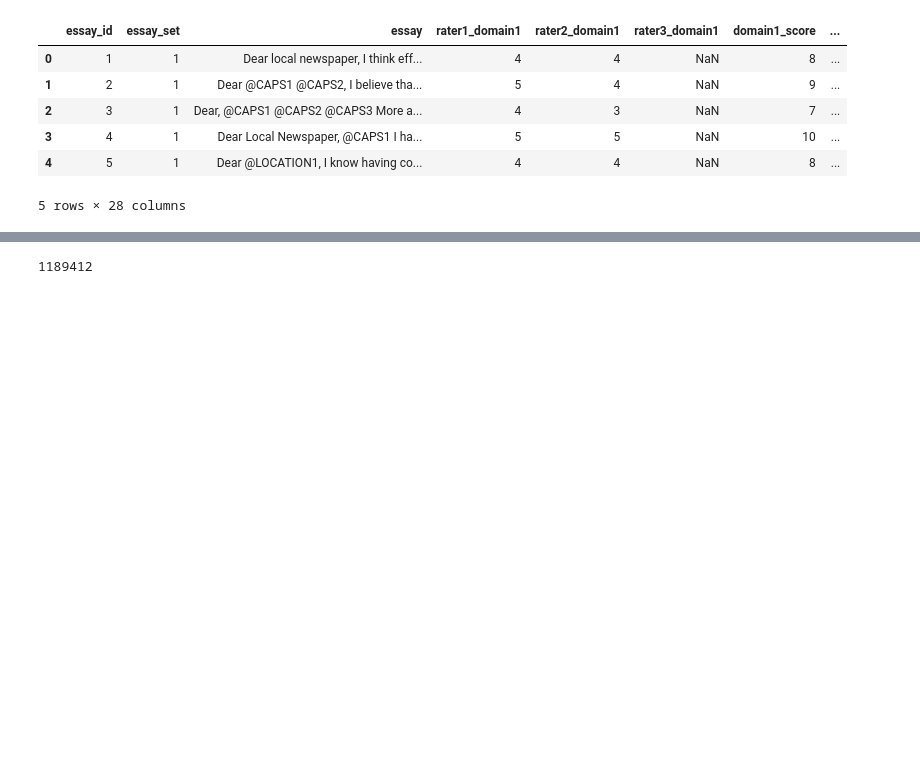
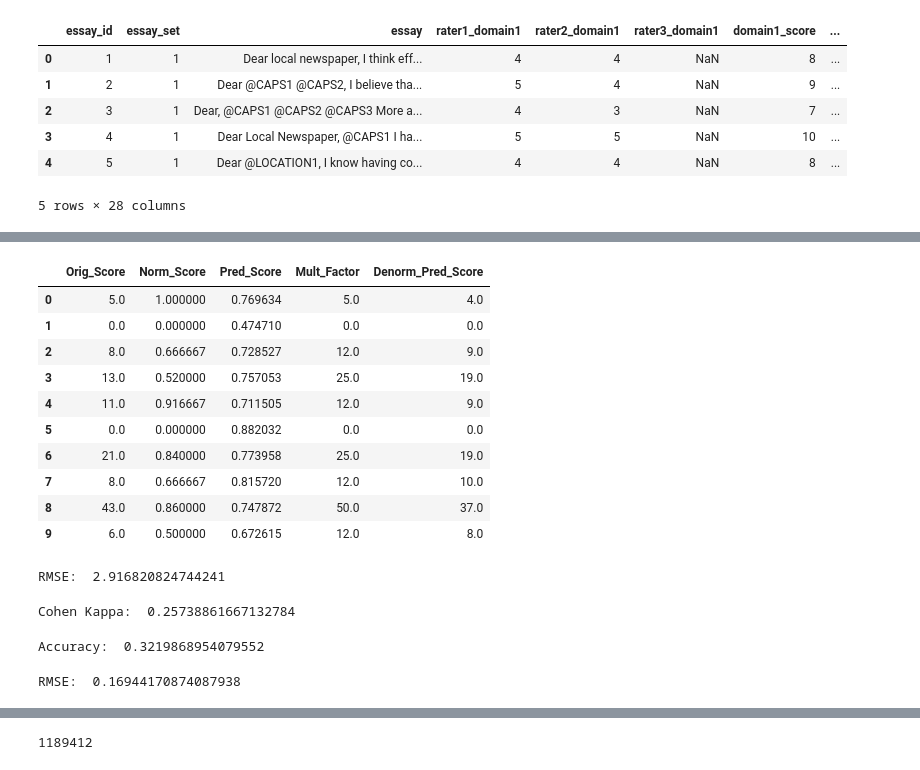
Before and after one commit to pkurapati/W266-NLP-Project, a Jupyter notebook: Pavan/EDA.ipynb, the cells around one changed output, grey strips where cells are left out. Cells and saved outputs as stored; diff of their text form; code cells hidden in the pictures; blank space fills up the shorter version.

```diff
--- a/Pavan/EDA.ipynb
+++ b/Pavan/EDA.ipynb
@@ -68,0 +467,10 @@ aeg_long.head(5)
+# %%
+estimator = KerasRegressor(build_fn=CNN_glove_1, epochs=10, batch_size=50)
+#kfold = KFold(n_splits=5, random_state=43)
+#results = np.sqrt(-1*cross_val_score(estimator, train_data, train_y_sentence,scoring= "neg_mean_squared_error", cv=kfold))
+#print("Training RMSE mean and std from CV: {} {}".format(results.mean(),results.std()))
+# %%
+estimator.fit(train_data, train_y_sentence)
+prediction_cnn_glove=estimator.predict(test_data)
+rmse_val = RMSE(test_y_sentence,prediction_cnn_glove)
+print("RMSE: ",rmse_val)
@@ -68,0 +501,10 @@ aeg_long.head(5)
+# %%
+def find_mult_factor(x):
+    if x[1] == 0:
+        return 0
+    else:
+        return np.around(x[0]/x[1])
+cnn_df = pd.DataFrame([test_y_orig_score.astype(np.double), test_y_sentence.astype(np.double),
+                      prediction_cnn_glove.astype(np.double)]).transpose()
+cnn_df.columns = ['Orig_Score','Norm_Score','Pred_Score']
+cnn_df.head(10)
@@ -68,0 +523,3 @@ aeg_long.head(5)
+# %%
+cnn_df['Mult_Factor'] = cnn_df.apply(find_mult_factor,axis=1)
+cnn_df.head(10)
@@ -68,0 +538,41 @@ aeg_long.head(5)
+# %%
+def denormalize(x):
+    return np.around(x[2] * x[3])
+cnn_df['Denorm_Pred_Score'] = cnn_df.apply(denormalize,axis=1)
+cnn_df.head(10)
+# %% [output]
+|  | Orig_Score | Norm_Score | Pred_Score | Mult_Factor | Denorm_Pred_Score |
+| 0 | 5.0 | 1.000000 | 0.769634 | 5.0 | 4.0 |
+| 1 | 0.0 | 0.000000 | 0.474710 | 0.0 | 0.0 |
+| 2 | 8.0 | 0.666667 | 0.728527 | 12.0 | 9.0 |
+| 3 | 13.0 | 0.520000 | 0.757053 | 25.0 | 19.0 |
+| 4 | 11.0 | 0.916667 | 0.711505 | 12.0 | 9.0 |
+| 5 | 0.0 | 0.000000 | 0.882032 | 0.0 | 0.0 |
+| 6 | 21.0 | 0.840000 | 0.773958 | 25.0 | 19.0 |
+| 7 | 8.0 | 0.666667 | 0.815720 | 12.0 | 10.0 |
+| 8 | 43.0 | 0.860000 | 0.747872 | 50.0 | 37.0 |
+| 9 | 6.0 | 0.500000 | 0.672615 | 12.0 | 8.0 |
+# %%
+orig_score = cnn_df.Orig_Score.as_matrix(columns=None)
+pred_score = cnn_df.Denorm_Pred_Score.as_matrix(columns=None)
+rmse_cnn = RMSE(orig_score,pred_score)
+print("RMSE: ",rmse_cnn)
+# %% [output]
+RMSE:  2.916820824744241
+# %%
+c_kappa = CohenKappa(orig_score,pred_score)
+print("Cohen Kappa: ",c_kappa)
+# %% [output]
+Cohen Kappa:  0.25738861667132784
+# %%
+accuracy = accuracy_score(orig_score,pred_score)
+print("Accuracy: ",accuracy)
+# %% [output]
+Accuracy:  0.3219868954079552
+# %%
+# Old.. Ignore
+prediction=estimator.predict(test_data)
+rmse_val = RMSE(test_y_sentence,prediction)
+print("RMSE: ",rmse_val)
+# %% [output]
+RMSE:  0.16944170874087938
```
Also changed, not shown: parts of 77 cells of this notebook.
